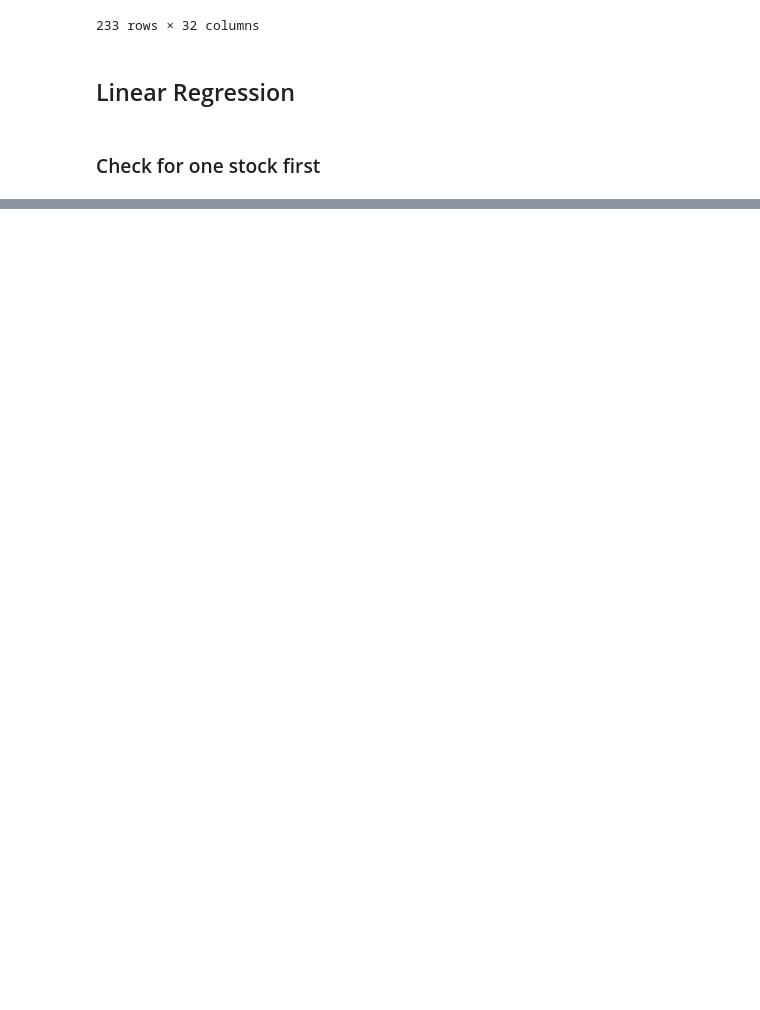
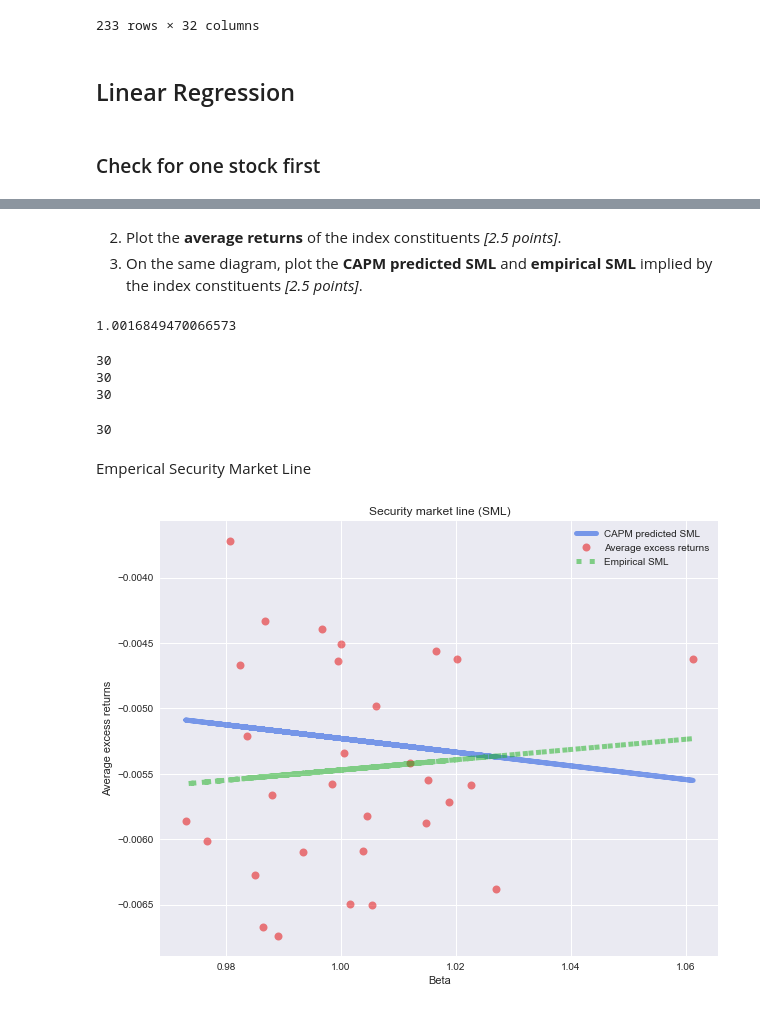
Before and after one commit to LLH07/InvestnPortfolio, a Jupyter notebook: project/part3_clean.ipynb, the cells around one changed output, grey strips where cells are left out. Drawn from its saved outputs; the diff is of its cells as text; code cells hidden in the pictures; blank space fills up the shorter version.

```diff
--- a/project/part3_clean.ipynb
+++ b/project/part3_clean.ipynb
@@ -371,0 +404,3 @@ plt.show()
+# %% [markdown]
+2. Plot the **average returns** of the index constituents *[2.5 points]*.
+3. On the same diagram, plot the **CAPM predicted SML** and **empirical SML** implied by the index constituents *[2.5 points]*.
@@ -371,0 +413,59 @@ plt.show()
+# %%
+BETA = []
+AvgR = [] # 放市場平均的 excess return (市場平均 return (AvgMkt) - 市場平均 risk-free (AvgRF))
+AvgRHat = [] # 放 迴歸線估計值
+# %%
+import statsmodels.api as sm
+
+emp_beta = 0
+for i in constit:
+    R = all.loc[:, i].subtract(RF, axis=0) # axis=0: column 對 column 相減 (233 data)
+    TSR = sm.OLS(R, sm.add_constant(MKT)).fit()
+
+    emp_beta += TSR.params.iloc[1]
+    BETA.append(TSR.params.iloc[1]) # 將模型預估的 beta 加入 BETA list 裡
+    AvgR.append(R.mean()) # 個股超額報酬
+    AvgRHat.append(AvgMkt * TSR.params.iloc[1]) # 市場超額報酬 * 模型預估的 beta
+
+print(emp_beta / len(constit))
+# %% [output]
+1.0016849470066573
+# %%
+for i in range(1):
+    print(len(BETA))
+    print(len(AvgR))
+    print(len(AvgRHat))
+# %% [output]
+30
+30
+30
+# %%
+len(constit)
+# %% [output]
+30
+# %% [markdown]
+Emperical Security Market Line
+# %%
+CSR = sm.OLS(AvgR, sm.add_constant(BETA)).fit()
+# %%
+import matplotlib.pyplot as plt
+plt.style.use('seaborn')
+fig = plt.figure(figsize=(10, 8))
+ax = fig.add_subplot(1,1,1)
+
+# 藍線放模型預估的 SML
+plt.plot(BETA, AvgRHat, color='xkcd:blue', linewidth=5, alpha=0.5)
+# 紅線放真實資料 (excess return)
+plt.plot(BETA, AvgR, 'o', color='xkcd:red', alpha=0.5, markersize=8)
+# 綠線是用真實資料得出的 SML
+plt.plot(BETA, CSR.fittedvalues, ':', color='xkcd:green', alpha=0.5, linewidth=5)
+
+# recall 筆記
+plt.ylabel('Average excess returns')
+plt.xlabel('Beta')
+
+plt.title('Security market line (SML)')
+plt.legend(['CAPM predicted SML', 'Average excess returns', 'Empirical SML'], loc='best')
+plt.show()
+# %% [output]
+[figure, added]
```
Also changed, not shown: parts of 8 cells of this notebook, 6 other files.
